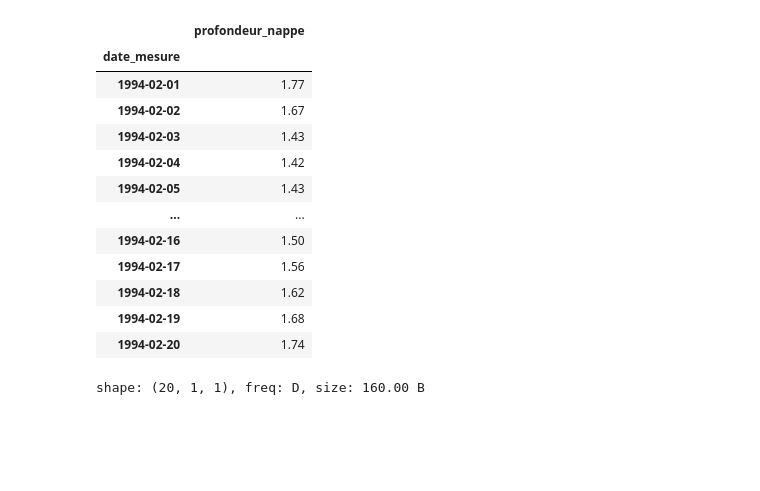
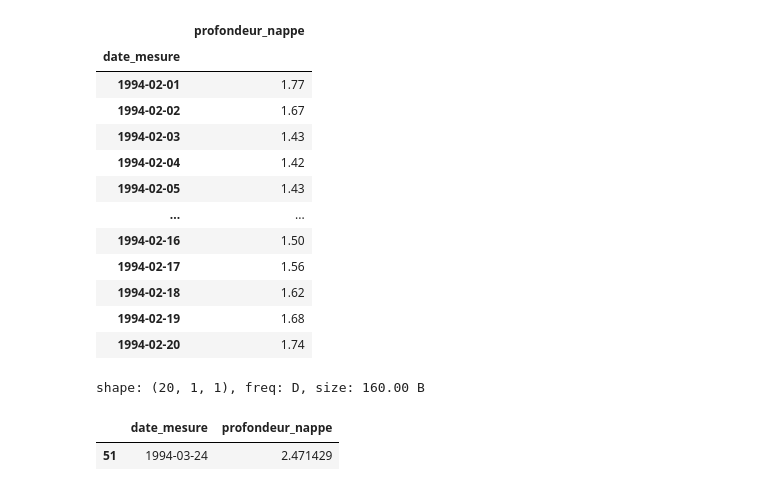
Before and after one commit to charourou/Projet_Hydrosense, a Jupyter notebook: notebooks/data_cleaning_rh_79.ipynb, the cells around one changed output. Cells and saved outputs as stored; diff of their text form; code cells hidden in the pictures; blank space fills up the shorter version.

Commit message:
correction erreur sur le cleaning et test bigquery

```diff
--- a/notebooks/data_cleaning_rh_79.ipynb
+++ b/notebooks/data_cleaning_rh_79.ipynb
@@ -353,7 +369,7 @@ shape: (20, 1, 1), freq: D, size: 160.00 B
 import os
 # %%
 # L'index du DataFrame sera ta colonne temporelle ('date_mesure')
-df_processed = series.to_dataframe()
+df_processed = series_clean.to_dataframe()
 
 # Optionnel : Si tu veux que 'date_mesure' redevienne une colonne normale et pas l'index (recommandé pour BigQuery)
 df_processed = df_processed.reset_index()
@@ -362,3 +378,9 @@ df_processed = df_processed.reset_index()
 # EXPORT 1 : VERS UN FICHIER CSV
 # ==========================================
 df_processed.to_csv("./data/piézometre_bourdet_clean.csv", index=False)
+# %%
+df2 = df_processed[df_processed['date_mesure'] == '1994-03-24']
+df2
+# %% [output]
+|  | date_mesure | profondeur_nappe |
+| 51 | 1994-03-24 | 2.471429 |
```
Also changed, not shown: parts of 5 cells of this notebook, 2 other files.
